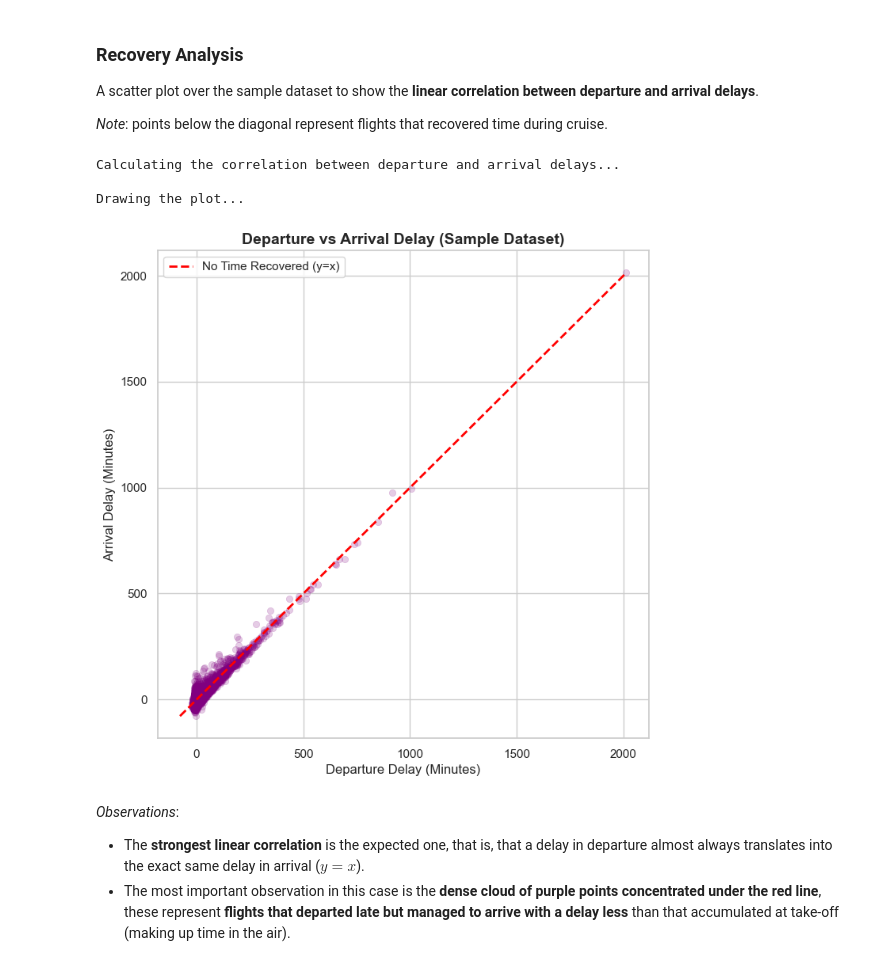
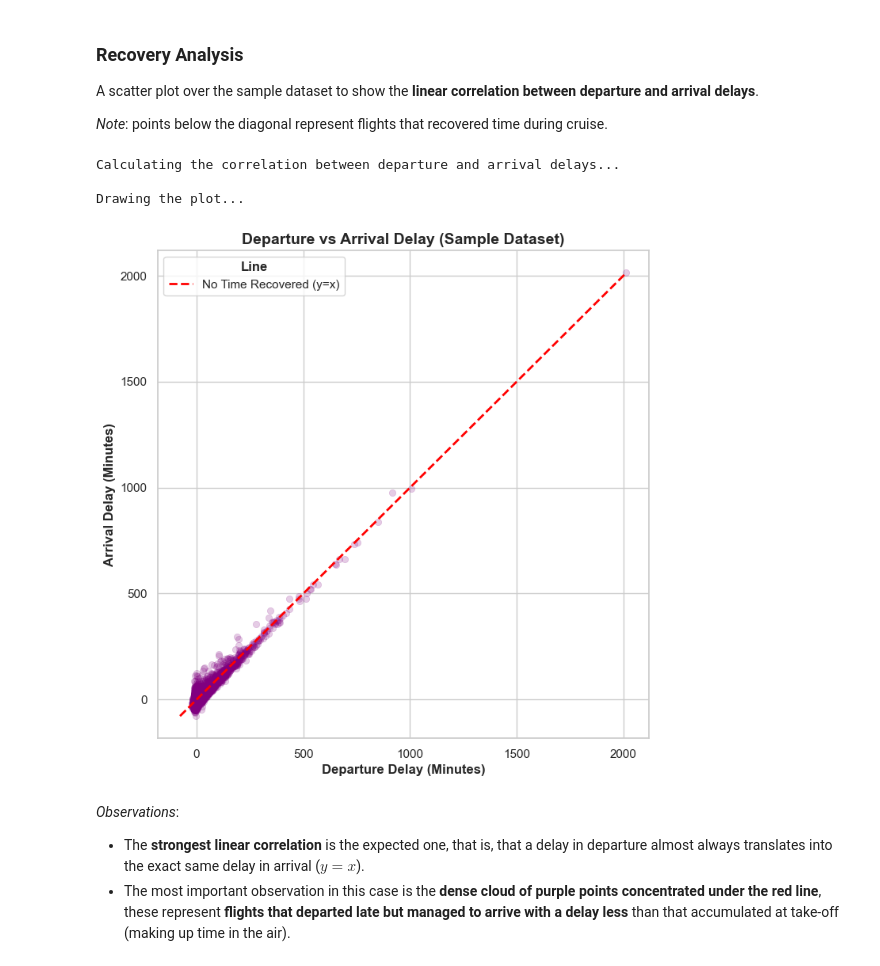
Before and after one commit to ireproces/mybd, a Jupyter notebook: Flight-Delay_Project/report/EDA_fligh_data_2024.ipynb, the cells around one changed output. Cells and saved outputs as stored; diff of their text form; code cells hidden in the pictures.

```diff
--- a/Flight-Delay_Project/report/EDA_fligh_data_2024.ipynb
+++ b/Flight-Delay_Project/report/EDA_fligh_data_2024.ipynb
@@ -647,30 +739,30 @@ A scatter plot over the sample dataset to show the **linear correlation between
 # %%
 print("Calculating the correlation between departure and arrival delays...")
 
 df_scatter = df_sample.filter(F.col("dep_delay").isNotNull() & F.col("arr_delay").isNotNull()) \
     .select(F.col("dep_delay").cast("float"), F.col("arr_delay").cast("float"))
 
 scatter_pd = pd.DataFrame([row.asDict() for row in df_scatter.collect()])
 
 print("\nDrawing the plot...")
 # Scatterplot of departure delay vs arrival delay
 plt.figure(figsize=(8, 8))
 sns.scatterplot(data=scatter_pd, x='dep_delay', y='arr_delay', alpha=0.2, color='purple', edgecolor=None)
 # add a reference line where arrival delay equals departure delay (y=x)
 min_val = min(scatter_pd['dep_delay'].min(), scatter_pd['arr_delay'].min())
 max_val = max(scatter_pd['dep_delay'].max(), scatter_pd['arr_delay'].max())
 plt.plot([min_val, max_val], [min_val, max_val], color='red', linestyle='--', linewidth=2, label="No Time Recovered (y=x)")
 # drawing the plot
 plt.title("Departure vs Arrival Delay (Sample Dataset)", fontsize=14, fontweight='bold')
-plt.xlabel("Departure Delay (Minutes)", fontsize=12)
-plt.ylabel("Arrival Delay (Minutes)", fontsize=12)
-plt.legend()
+plt.xlabel("Departure Delay (Minutes)", fontweight='bold')
+plt.ylabel("Arrival Delay (Minutes)", fontweight='bold')
+plt.legend(title='Line', title_fontproperties={'weight': 'bold'})
 plt.show()
 # %% [output]
 Calculating the correlation between departure and arrival delays...
 
 Drawing the plot...
-[figure, old version]
+[figure, new version]
 # %% [markdown]
 *Observations*:
 * The **strongest linear correlation** is the expected one, that is, that a delay in departure almost always translates into the exact same delay in arrival ($y=x$).
```
Also changed, not shown: parts of 15 cells of this notebook.
